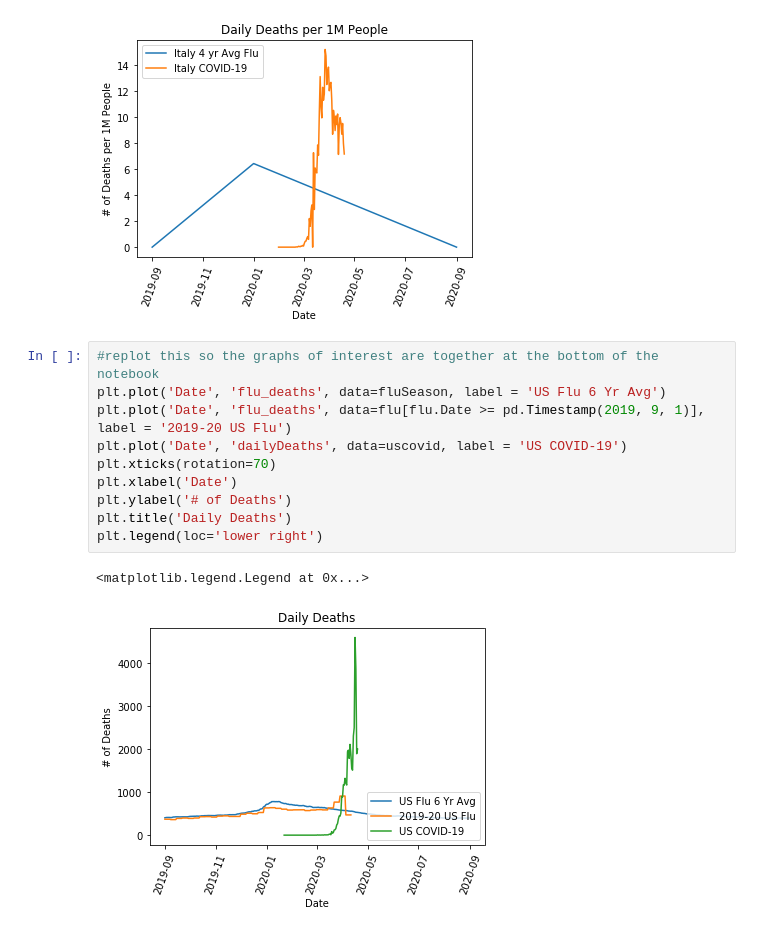
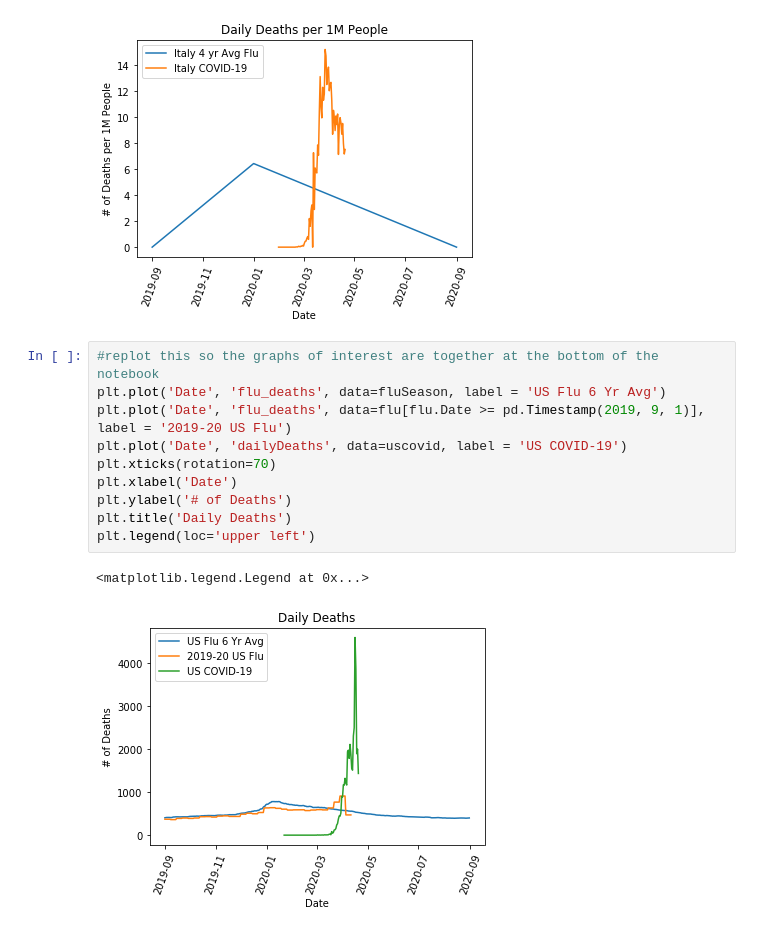
Before and after one commit to joshpoduska/infectious-disease-data, a Jupyter notebook: code/data_exploration_n_viz.ipynb, the cells around one changed output. Drawn from its saved outputs; the diff is of its cells as text.

```diff
--- a/code/data_exploration_n_viz.ipynb
+++ b/code/data_exploration_n_viz.ipynb
@@ -793,16 +793,16 @@ plt.legend(loc='upper left')
 # %%
 #replot this so the graphs of interest are together at the bottom of the notebook
 plt.plot('Date', 'flu_deaths', data=fluSeason, label = 'US Flu 6 Yr Avg')
 plt.plot('Date', 'flu_deaths', data=flu[flu.Date >= pd.Timestamp(2019, 9, 1)], label = '2019-20 US Flu')
 plt.plot('Date', 'dailyDeaths', data=uscovid, label = 'US COVID-19')
 plt.xticks(rotation=70)
 plt.xlabel('Date')
 plt.ylabel('# of Deaths')
 plt.title('Daily Deaths')
-plt.legend(loc='lower right')
+plt.legend(loc='upper left')
 # %% [output]
 <matplotlib.legend.Legend at 0x...>
-[figure, old version]
+[figure, new version]
 # %%
 plt.plot('Date', 'flu_deaths_per1m', data=fluSeason, label = 'US Flu 6 Yr Avg')
 # plt.plot('Date', 'flu_deaths_per1m', data=flu[flu.Date >= pd.Timestamp(2019, 9, 1)], label = '2019-20 US Flu')
```
Also changed, not shown: parts of 26 cells of this notebook, 16 other files.
